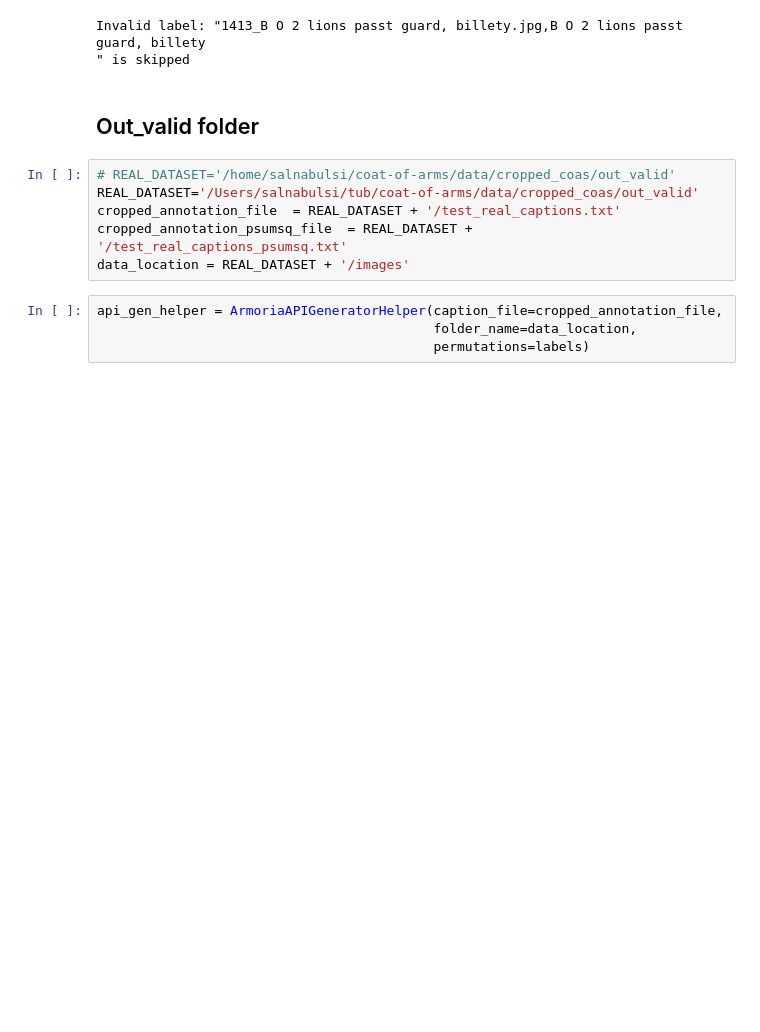
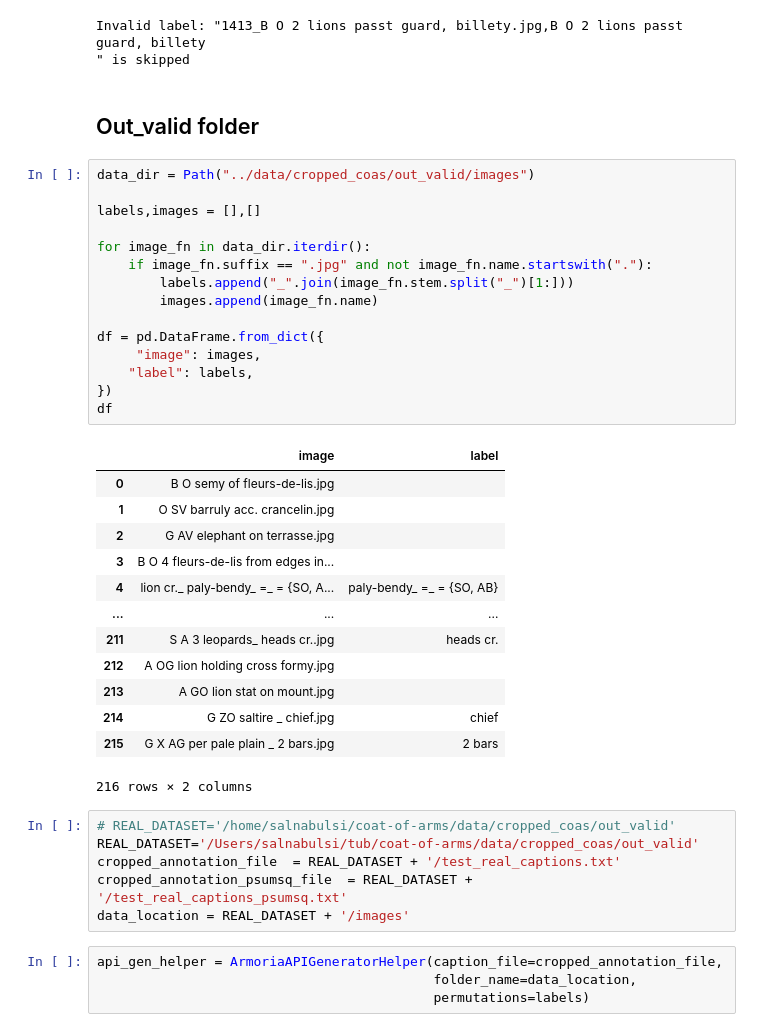
Before and after one commit to safaa-alnabulsi/coat-of-arms, a Jupyter notebook: notebooks/10-prepare-cropped-real-data-for-vanilla-model.ipynb, the cells around one changed output. Saved outputs shown, nothing was run; the diff lists cells and outputs as text; blank space fills up the shorter version.

```diff
--- a/notebooks/10-prepare-cropped-real-data-for-vanilla-model.ipynb
+++ b/notebooks/10-prepare-cropped-real-data-for-vanilla-model.ipynb
@@ -132,6 +134,35 @@ Invalid label: "1413_B O 2 lions passt guard, billety.jpg,B O 2 lions passt guar
 " is skipped
 # %% [markdown]
 ## Out_valid folder
+# %%
+data_dir = Path("../data/cropped_coas/out_valid/images")
+
+labels,images = [],[]
+
+for image_fn in data_dir.iterdir():
+    if image_fn.suffix == ".jpg" and not image_fn.name.startswith("."):
+        labels.append("_".join(image_fn.stem.split("_")[1:]))
+        images.append(image_fn.name)
+
+df = pd.DataFrame.from_dict({
+     "image": images,
+    "label": labels,
+})
+df
+# %% [output]
+|  | image | label |
+| 0 | B O semy of fleurs-de-lis.jpg |  |
+| 1 | O SV barruly acc. crancelin.jpg |  |
+| 2 | G AV elephant on terrasse.jpg |  |
+| 3 | B O 4 fleurs-de-lis from edges in... |  |
+| 4 | lion cr._ paly-bendy_ =_ = {SO, A... | paly-bendy_ =_ = {SO, AB} |
+| ... | ... | ... |
+| 211 | S A 3 leopards_ heads cr..jpg | heads cr. |
+| 212 | A OG lion holding cross formy.jpg |  |
+| 213 | A GO lion stat on mount.jpg |  |
+| 214 | G ZO saltire _ chief.jpg | chief |
+| 215 | G X AG per pale plain _ 2 bars.jpg | 2 bars |
+216 rows × 2 columns
 # %%
 # REAL_DATASET='/home/salnabulsi/coat-of-arms/data/cropped_coas/out_valid'
 REAL_DATASET='/Users/salnabulsi/tub/coat-of-arms/data/cropped_coas/out_valid'
```
Also changed, not shown: parts of 3 cells of this notebook, 3 other files.
